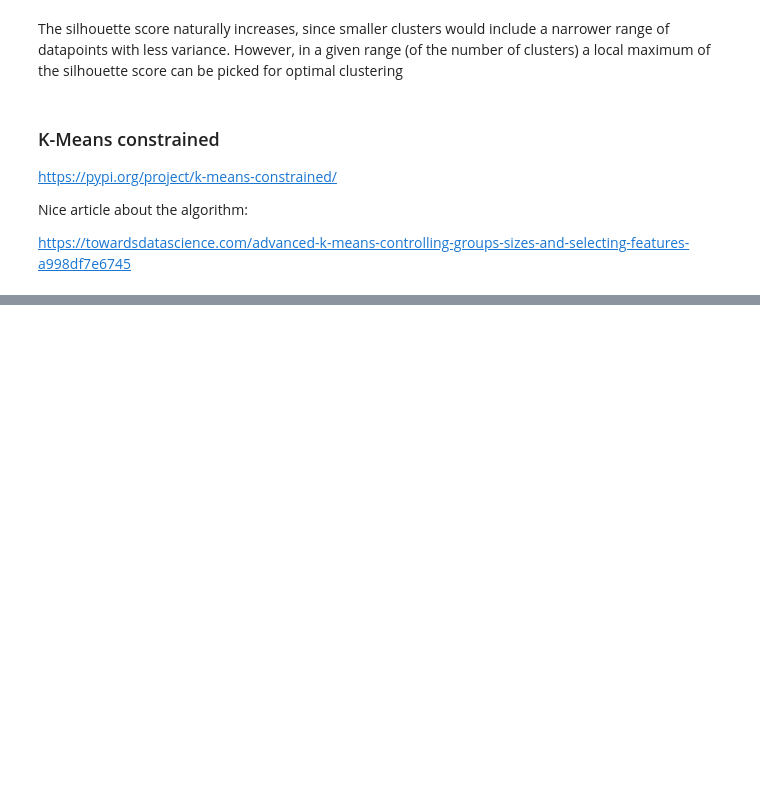
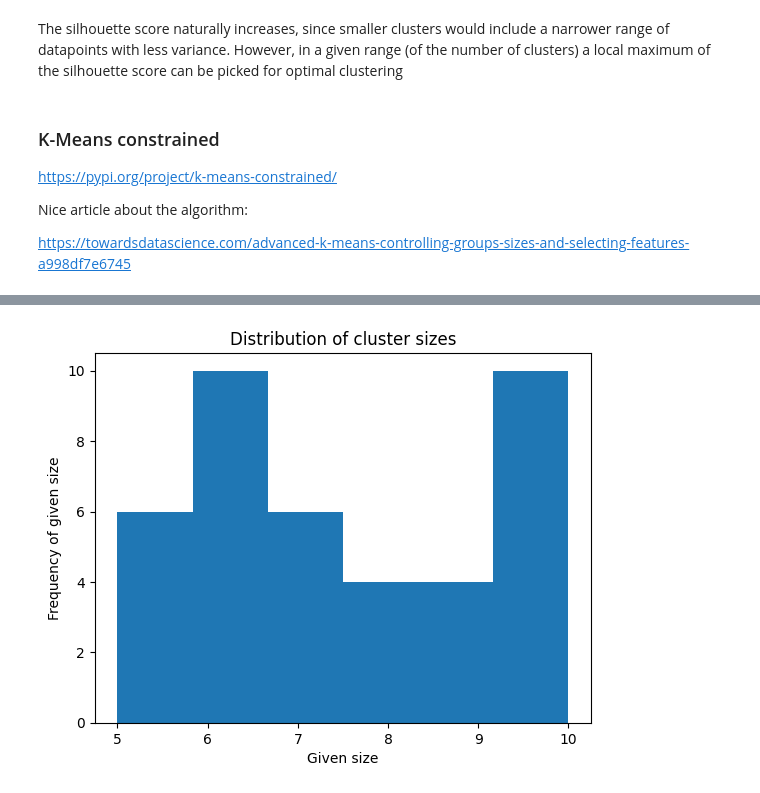
Before and after one commit to WJakubowsk/consultit_elimination, a Jupyter notebook: preprocessing.ipynb, the cells around one changed output, grey strips where cells are left out. Saved outputs shown, nothing was run; the diff lists cells and outputs as text; code cells hidden in the pictures; blank space fills up the shorter version.

```diff
--- a/preprocessing.ipynb
+++ b/preprocessing.ipynb
@@ -174,0 +240,10 @@ https://towardsdatascience.com/advanced-k-means-controlling-groups-sizes-and-sel
+# %%
+# plot the distribution of cluster sizes
+
+plt.hist(cluster_sizes, bins=6)
+plt.ylabel('Frequency of given size')
+plt.xlabel('Given size')
+plt.title('Distribution of cluster sizes')
+plt.show()
+# %% [output]
+[figure, added]
```
Also changed, not shown: parts of 10 cells of this notebook.
